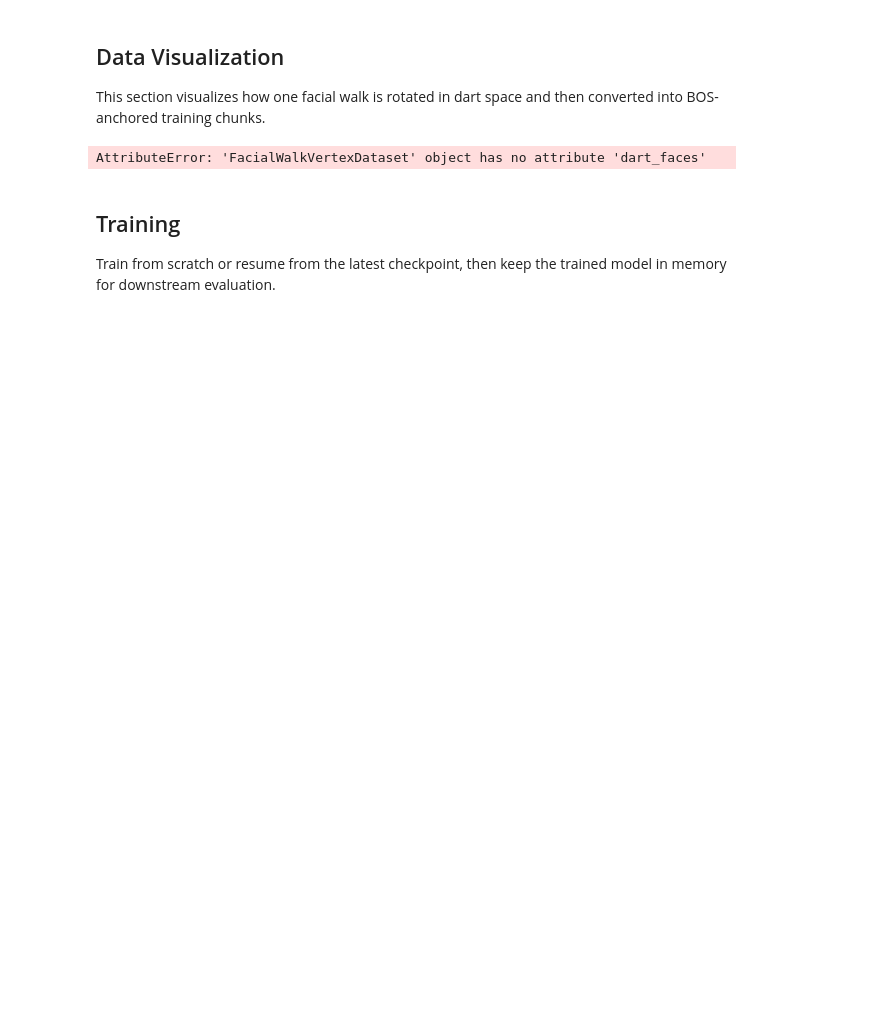
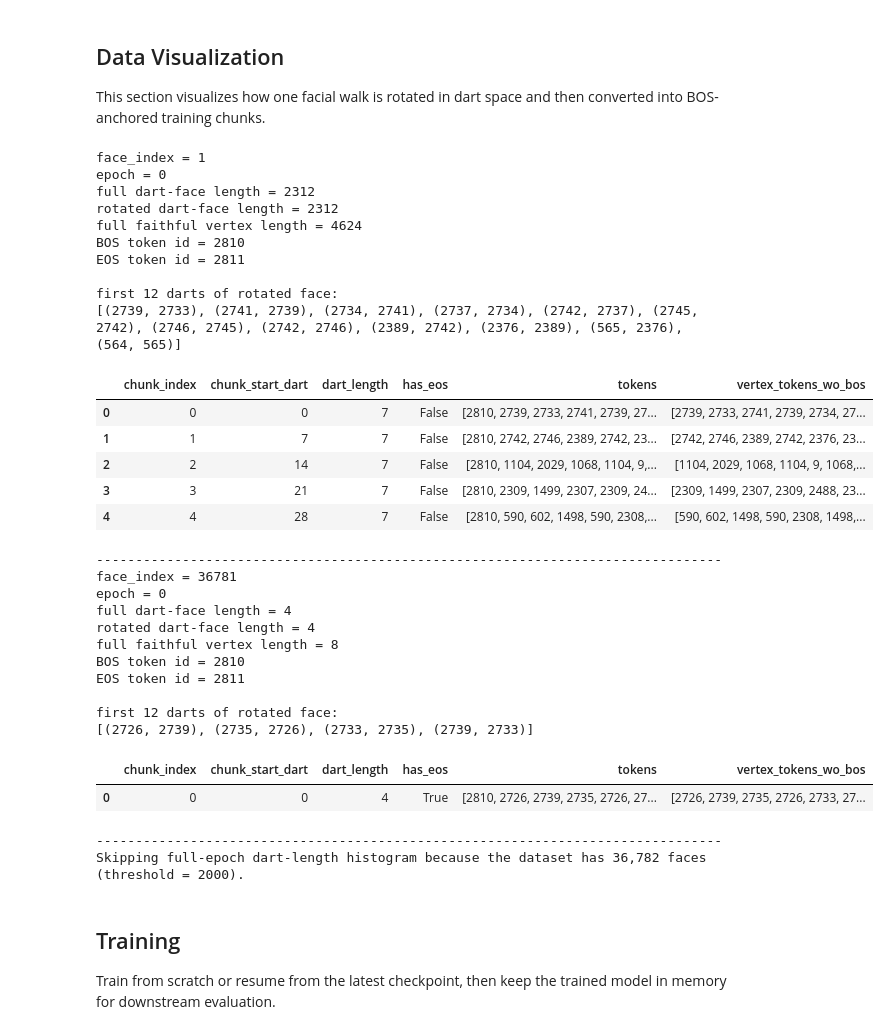
Before and after one commit to rbmuk/facialgen, a Jupyter notebook: coraml_experiment.ipynb, the cells around one changed output. Saved outputs shown, nothing was run; the diff lists cells and outputs as text; code cells hidden in the pictures; blank space fills up the shorter version.

```diff
--- a/coraml_experiment.ipynb
+++ b/coraml_experiment.ipynb
@@ -255,9 +255,9 @@ demo_face_indices = [1, len(chunk_ds_preview.face_dataset) - 1]
 max_faces_for_full_histogram = 2000
 
 for demo_face_idx in demo_face_indices:
-    dart_face = chunk_ds_preview.face_dataset.dart_faces[demo_face_idx]
+    full_faithful_vertex_face = chunk_ds_preview.face_dataset.sequences[demo_face_idx]
+    full_dart_face_length = len(full_faithful_vertex_face) // 2
     rotated_dart_face = chunk_ds_preview._rotated_dart_face(demo_face_idx)
-    full_faithful_vertex_face = chunk_ds_preview.face_dataset.sequences[demo_face_idx]
 
     matching_indices = [
         idx
@@ -279,7 +279,7 @@ for demo_face_idx in demo_face_indices:
 
     print('face_index =', demo_face_idx)
     print('epoch =', demo_epoch)
-    print('full dart-face length =', len(dart_face))
+    print('full dart-face length =', full_dart_face_length)
     print('rotated dart-face length =', len(rotated_dart_face))
     print('full faithful vertex length =', len(full_faithful_vertex_face))
     print('BOS token id =', chunk_ds_preview.face_dataset.bos_token_id)
@@ -306,34 +306,64 @@ if num_faces < max_faces_for_full_histogram:
     plt.hist(
         all_dart_lengths,
         bins=np.arange(1, all_dart_lengths.max() + 2) - 0.5,
         color='steelblue',
         alpha=0.85,
     )
     plt.title('Dart-length distribution across all training chunks in one epoch')
     plt.xlabel('darts per chunk')
     plt.ylabel('count')
     plt.xticks(range(1, all_dart_lengths.max() + 1))
     plt.grid(alpha=0.2)
     plt.show()
 
     summary = pd.DataFrame([
         {
             'min_dart_length': int(all_dart_lengths.min()),
             'median_dart_length': float(np.median(all_dart_lengths)),
             'mean_dart_length': float(all_dart_lengths.mean()),
             'max_dart_length': int(all_dart_lengths.max()),
             'num_chunks': int(all_dart_lengths.size),
             'num_chunks_with_EOS': int(all_has_eos.sum()),
         }
     ])
     display(summary)
 else:
     print(
         f'Skipping full-epoch dart-length histogram because the dataset has {num_faces:,} faces '
         f'(threshold = {max_faces_for_full_histogram}).'
     )
 # %% [output]
-AttributeError: 'FacialWalkVertexDataset' object has no attribute 'dart_faces'
+face_index = 1
+epoch = 0
+full dart-face length = 2312
+rotated dart-face length = 2312
+full faithful vertex length = 4624
+BOS token id = 2810
+EOS token id = 2811
+
+first 12 darts of rotated face:
+[(2739, 2733), (2741, 2739), (2734, 2741), (2737, 2734), (2742, 2737), (2745, 2742), (2746, 2745), (2742, 2746), (2389, 2742), (2376, 2389), (565, 2376), (564, 565)]
+|  | chunk_index | chunk_start_dart | dart_length | has_eos | tokens | vertex_tokens_wo_bos |
+| 0 | 0 | 0 | 7 | False | [2810, 2739, 2733, 2741, 2739, 27... | [2739, 2733, 2741, 2739, 2734, 27... |
+| 1 | 1 | 7 | 7 | False | [2810, 2742, 2746, 2389, 2742, 23... | [2742, 2746, 2389, 2742, 2376, 23... |
+| 2 | 2 | 14 | 7 | False | [2810, 1104, 2029, 1068, 1104, 9,... | [1104, 2029, 1068, 1104, 9, 1068,... |
+| 3 | 3 | 21 | 7 | False | [2810, 2309, 1499, 2307, 2309, 24... | [2309, 1499, 2307, 2309, 2488, 23... |
+| 4 | 4 | 28 | 7 | False | [2810, 590, 602, 1498, 590, 2308,... | [590, 602, 1498, 590, 2308, 1498,... |
+--------------------------------------------------------------------------------
+face_index = 36781
+epoch = 0
+full dart-face length = 4
+rotated dart-face length = 4
+full faithful vertex length = 8
+BOS token id = 2810
+EOS token id = 2811
+
+first 12 darts of rotated face:
+[(2726, 2739), (2735, 2726), (2733, 2735), (2739, 2733)]
+|  | chunk_index | chunk_start_dart | dart_length | has_eos | tokens | vertex_tokens_wo_bos |
+| 0 | 0 | 0 | 4 | True | [2810, 2726, 2739, 2735, 2726, 27... | [2726, 2739, 2735, 2726, 2733, 27... |
+--------------------------------------------------------------------------------
+Skipping full-epoch dart-length histogram because the dataset has 36,782 faces (threshold = 2000).
 # %% [markdown]
 ## Training
 
```
Also changed, not shown: parts of 8 cells of this notebook, 2 other files.
